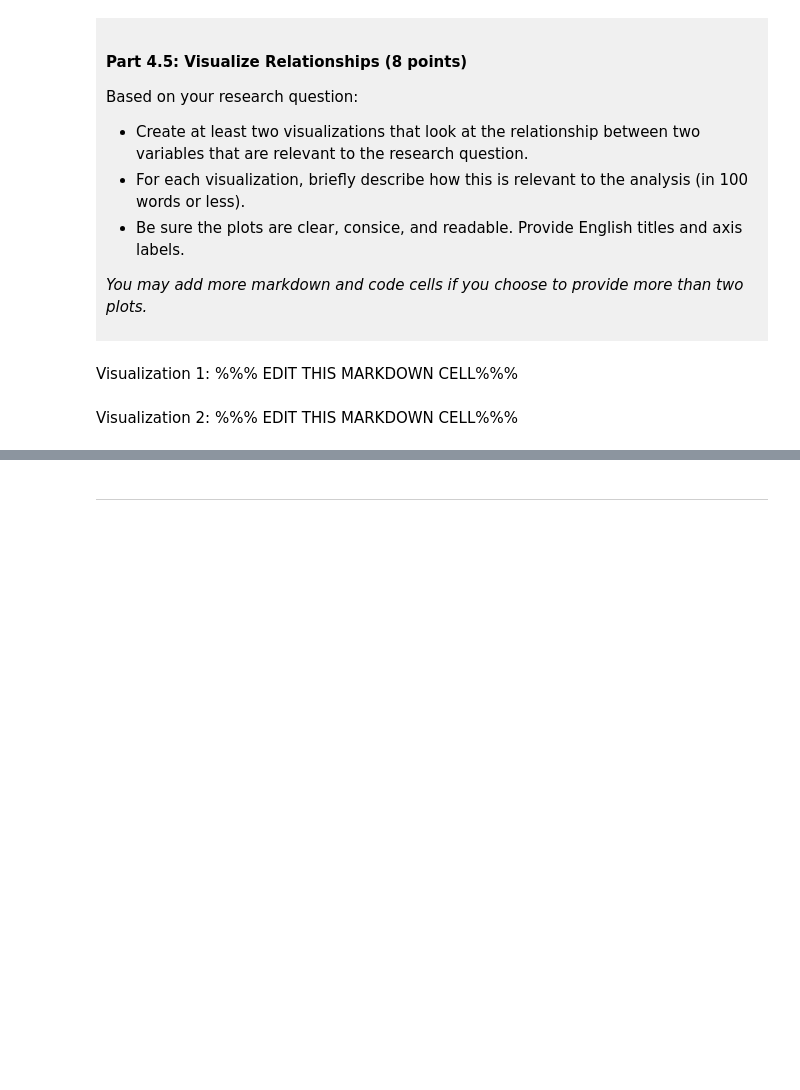
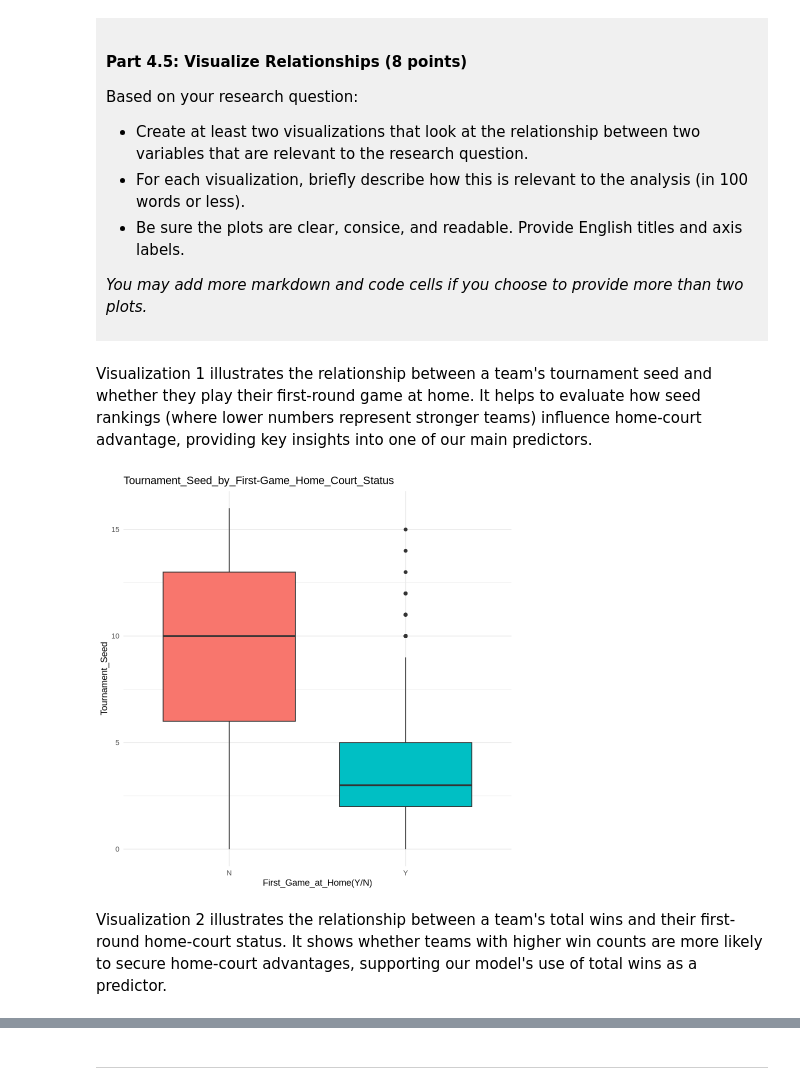
Before and after one commit to yuanyixinyancy2025-tech/dsci-100-project-yixin-yuan, a Jupyter notebook: dsci-100-project-notebook.ipynb, the cells around one changed output, grey strips where cells are left out. Drawn from its saved outputs; the diff is of its cells as text; code cells hidden in the pictures; blank space fills up the shorter version.

```diff
--- a/dsci-100-project-notebook.ipynb
+++ b/dsci-100-project-notebook.ipynb
@@ -316,9 +351,19 @@ Based on your research question:
 *You may add more markdown and code cells if you choose to provide more than two plots.*
 </div>
 # %% [markdown]
-Visualization 1: %%% EDIT THIS MARKDOWN CELL%%%
+Visualization 1 illustrates the relationship between a team's tournament seed and whether they play their first-round game at home. It helps to evaluate how seed rankings (where lower numbers represent stronger teams) influence home-court advantage, providing key insights into one of our main predictors.
 # %%
-### EDIT THIS CODE CELL FOR VISUALIZATION 1###
+ggplot(womens_madness_tidy, aes(x = first_game_at_home, y = seed, fill = first_game_at_home)) +
+  geom_boxplot() +
+  labs(
+    title = "Tournament_Seed_by_First-Game_Home_Court_Status",
+    x = "First_Game_at_Home(Y/N)",
+    y = "Tournament_Seed"
+  ) +
+  theme_minimal() +
+  theme(legend.position = "none")
+# %% [output]
+[figure, added]
 # %% [markdown]
-Visualization 2: %%% EDIT THIS MARKDOWN CELL%%%
+Visualization 2 illustrates the relationship between a team's total wins and their first-round home-court status. It shows whether teams with higher win counts are more likely to secure home-court advantages, supporting our model's use of total wins as a predictor.
 # %%
```
Also changed, not shown: parts of 8 cells of this notebook.
